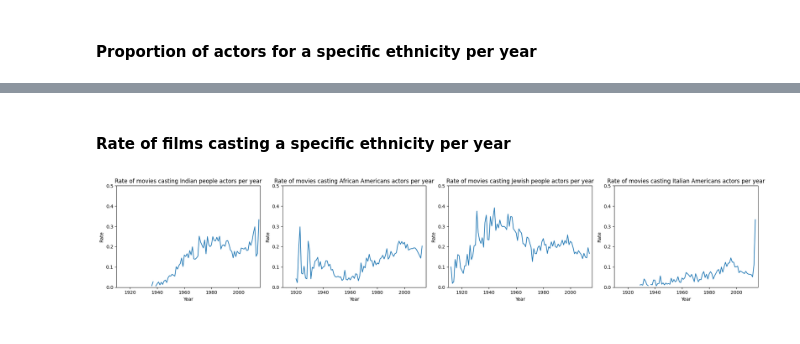
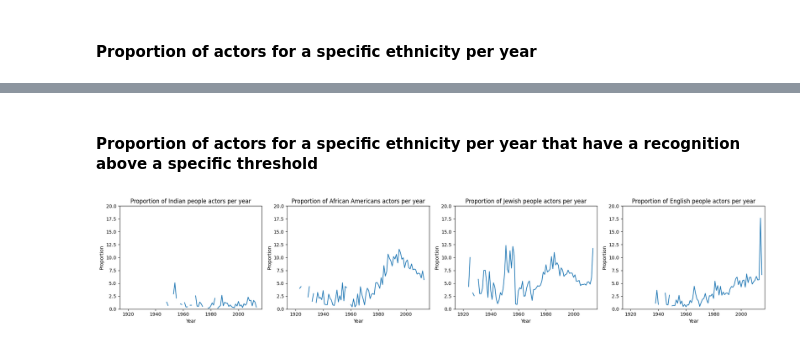
Before and after one commit to epfl-ada/ada-2023-project-pandateam23, a Jupyter notebook: Nicolas.ipynb, the cells around one changed output, grey strips where cells are left out. Drawn from its saved outputs; the diff is of its cells as text; code cells hidden in the pictures.

```diff
--- a/Nicolas.ipynb
+++ b/Nicolas.ipynb
@@ -118,7 +435,7 @@ Name: ethnicity_name, dtype: int64
 # %% [markdown]
 #### Number of actors for a specific ethnicity per year
 # %%
-ETHNICITIES = ["Indian people", "African Americans", "Jewish people", "Italian Americans"]
+ETHNICITIES = ["Indian people", "African Americans", "Jewish people", "English people"]
 # %%
 length = len(ETHNICITIES)
 fig, axes = plt.subplots(1, length, figsize=(5*length, 4))
@@ -165,17 +535,17 @@ plt.tight_layout()
 length = len(ETHNICITIES)
 fig, axes = plt.subplots(1, length, figsize=(5*length, 4))
 
+THRESHOLD = 0.4
+
 for idx, eth in enumerate(ETHNICITIES):
-    ethnicity_people = characters[characters['ethnicity_name'] == eth]
-    ethnicity_per_movie = ethnicity_people.groupby(['freebase_movie_id', 'movie_year']).apply(lambda x: 1)
-    nb_movie_ethnicity_per_year = ethnicity_per_movie.groupby(['movie_year']).size()
-    nb_movie_ethnicity_per_year.plot(ax=axes[idx])
+    ethnicity_actors = actor_ethnicity_year[actor_ethnicity_year['Actor ethnicity'] == eth]
+    ethnicity_actors = ethnicity_actors[ethnicity_actors['Recognition Coefficient'] >= THRESHOLD]
+    nb_ethnicity_actors_per_year = ethnicity_actors.groupby(['Year']).size()
+    nb_ethnicity_actors_per_year.plot(ax=axes[idx])
 
-    axes[idx].set_title(f"Number of movies casting {eth} actors per year")
+    axes[idx].set_title(f"Number of {eth} actors per year")
     axes[idx].set_xlabel("Year")
-    axes[idx].set_xlim(1910, 2016)
-    axes[idx].set_ylabel("Number of movies")
-    axes[idx].set_ylim(0, 310)
-
-plt.tight_layout()
+    axes[idx].set_xlim(1914, 2017)
+    axes[idx].set_ylabel("Number of actors")
+    axes[idx].set_ylim(0, 175)
 # %% [output]
@@ -183,25 +553,28 @@ plt.tight_layout()
 # %% [markdown]
-#### Rate of films casting a specific ethnicity per year
+#### Proportion of actors for a specific ethnicity per year that have a recognition above a specific threshold
 # %%
 length = len(ETHNICITIES)
 fig, axes = plt.subplots(1, length, figsize=(5*length, 4))
 
+THRESHOLD = 0.4
+
 for idx, eth in enumerate(ETHNICITIES):
-    ethnicity_people = characters[characters['ethnicity_name'] == eth]
-    ethnicity_per_movie = ethnicity_people.groupby(['freebase_movie_id', 'movie_year']).apply(lambda x: 1)
-    nb_movie_ethnicity_per_year = ethnicity_per_movie.groupby(['movie_year']).size()
+    ethnicity_actors = actor_ethnicity_year[actor_ethnicity_year['Actor ethnicity'] == eth]
+    ethnicity_actors = ethnicity_actors[ethnicity_actors['Recognition Coefficient'] >= THRESHOLD]
+    nb_ethnicity_actors_per_year = ethnicity_actors.groupby(['Year']).size()
 
-    nb_movies_per_year = characters.groupby(['freebase_movie_id', 'movie_year']).apply(lambda x: 1).groupby(['movie_year']).size()
-    rate_movie_ethnicity_per_year = nb_movie_ethnicity_per_year / nb_movies_per_year
+    actors_per_year = actor_ethnicity_year[actor_ethnicity_year['Recognition Coefficient'] >= THRESHOLD]
+    nb_actors_per_year = actor_ethnicity_year.groupby(['Year']).size()
+    perc_ethnicity_actors_per_year = nb_ethnicity_actors_per_year / nb_actors_per_year * 100.0
 
-    rate_movie_ethnicity_per_year.plot(ax=axes[idx])
+    perc_ethnicity_actors_per_year.plot(ax=axes[idx])
 
-    axes[idx].set_title(f"Rate of movies casting {eth} actors per year")
+    axes[idx].set_title(f"Proportion of {eth} actors per year")
     axes[idx].set_xlabel("Year")
-    axes[idx].set_xlim(1910, 2016)
-    axes[idx].set_ylabel("Rate")
-    axes[idx].set_ylim(0, 0.5)
+    axes[idx].set_xlim(1914, 2017)
+    axes[idx].set_ylabel("Proportion")
+    axes[idx].set_ylim(0, 20)
 
 plt.tight_layout()
 # %% [output]
-[figure, old version]
+[figure, new version]
```
Also changed, not shown: parts of 70 cells of this notebook.
